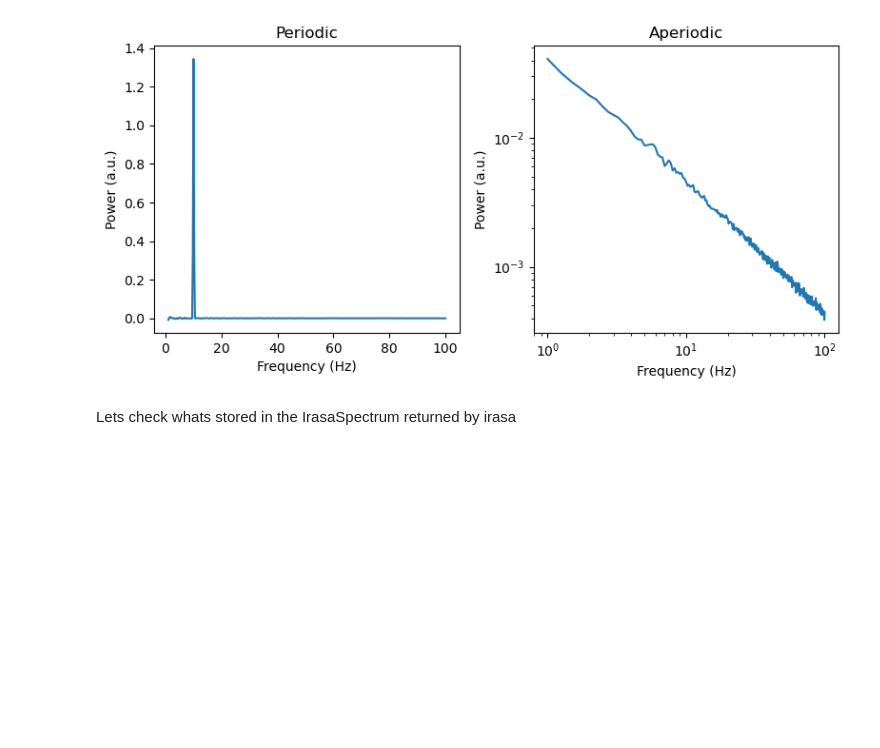
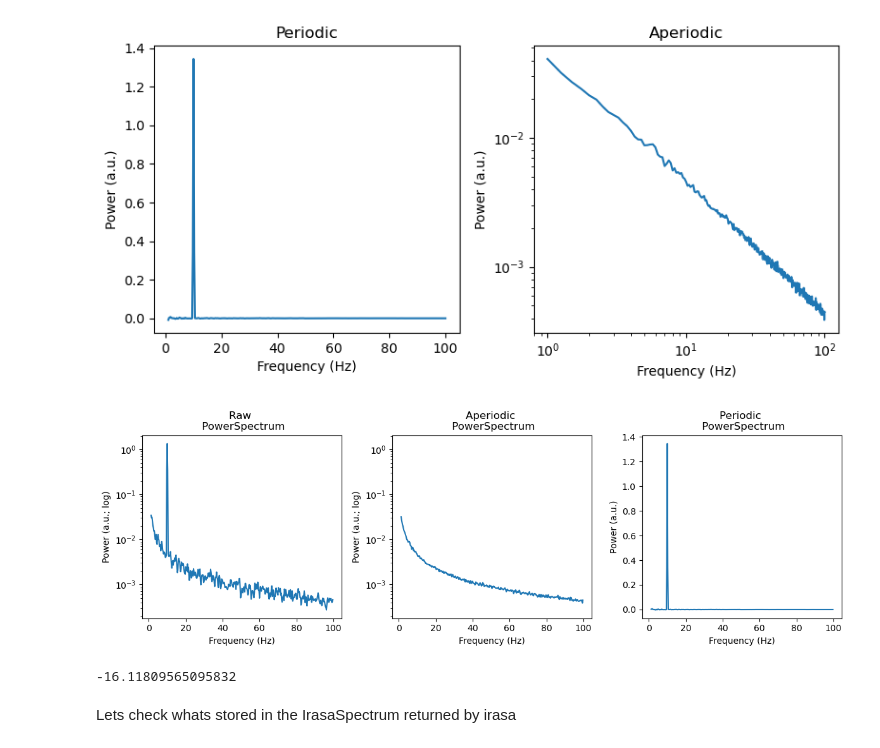
Before and after one commit to schmidtfa/pyrasa, a Jupyter notebook: examples/basic_functionality.ipynb, the cells around one changed output. Drawn from its saved outputs; the diff is of its cells as text; code cells hidden in the pictures; blank space fills up the shorter version.

Commit message:
speed up testing time and added first plot

```diff
--- a/examples/basic_functionality.ipynb
+++ b/examples/basic_functionality.ipynb
@@ -66,6 +66,16 @@ axes[1].set_xlabel('Frequency (Hz)')
 f.tight_layout()
 # %% [output]
 [figure]
+# %%
+irasa_out.plot(log_x=False,
+               freq_range=(1, 100),
+               average_chs=False)
+# %% [output]
+[figure, added]
+# %%
+np.log(1e-7)
+# %% [output]
+-16.11809565095832
 # %% [markdown]
 Lets check whats stored in the IrasaSpectrum returned by irasa
 # %%
```
Also changed, not shown: 6 other files.
